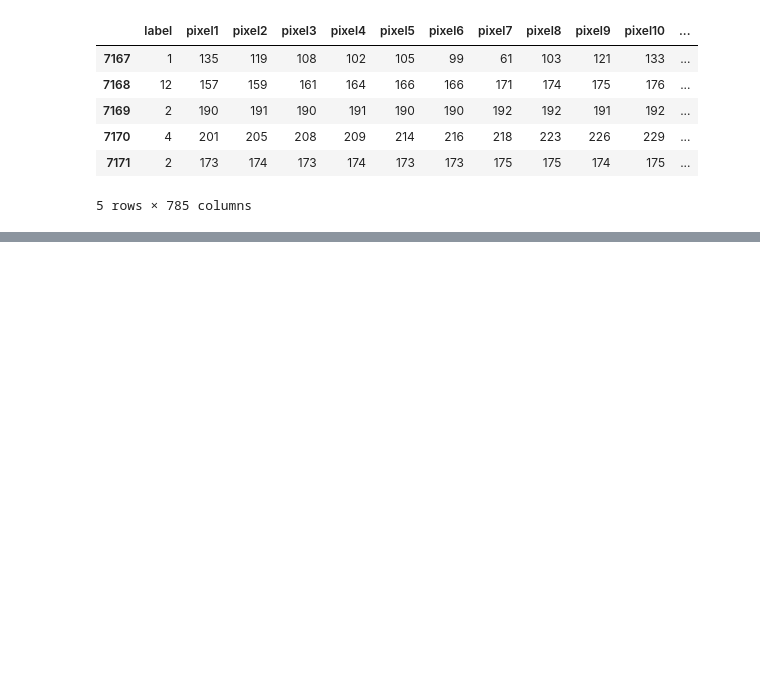
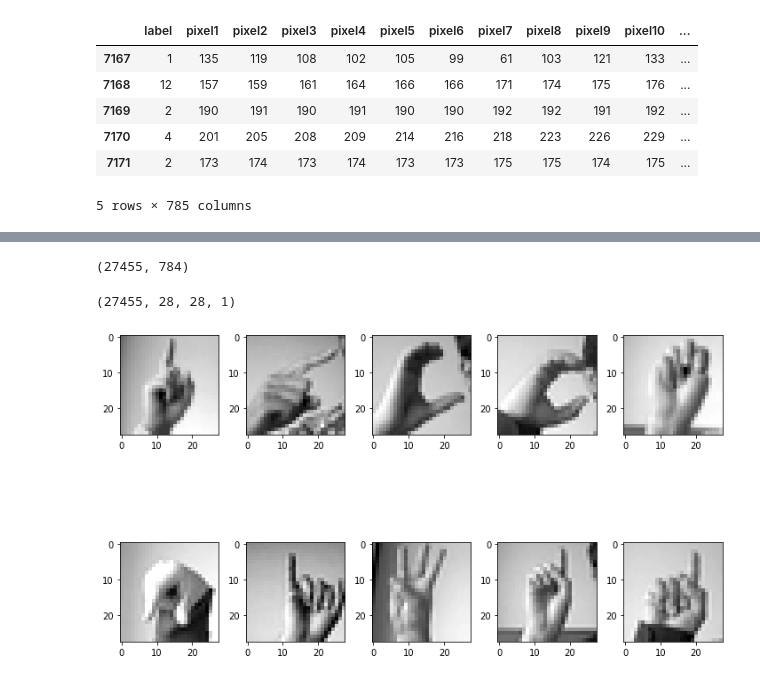
Before and after one commit to miftahcoiri354/PROJECT-bangkit_final_project, a Jupyter notebook: Final_Project_Signal_Project_MNIST.ipynb, the cells around one changed output, grey strips where cells are left out. Saved outputs shown, nothing was run; the diff lists cells and outputs as text; code cells hidden in the pictures; blank space fills up the shorter version.

```diff
--- a/Final_Project_Signal_Project_MNIST.ipynb
+++ b/Final_Project_Signal_Project_MNIST.ipynb
@@ -119,0 +127,4 @@ Name: label, Length: 27455, dtype: int64
+# %%
+x_train = train_df.values
+x_test = test_df.values
+x_train
@@ -119,0 +139,25 @@ Name: label, Length: 27455, dtype: int64
+# %%
+# Normalize the data
+x_train = x_train / 255
+x_test = x_test / 255
+x_train.shape
+# %% [output]
+(27455, 784)
+# %%
+# Reshaping the data from 1-D to 3-D as required through input by CNN's
+x_train = x_train.reshape(-1,28,28,1)
+x_test = x_test.reshape(-1,28,28,1)
+x_train.shape
+# %% [output]
+(27455, 28, 28, 1)
+# %%
+f, ax = plt.subplots(2,5)
+f.set_size_inches(10, 10)
+k = 0
+for i in range(2):
+    for j in range(5):
+        ax[i,j].imshow(x_train[k].reshape(28, 28) , cmap = "gray")
+        k += 1
+    plt.tight_layout()
+# %% [output]
+[figure, added]
```
Also changed, not shown: parts of 19 cells of this notebook.
